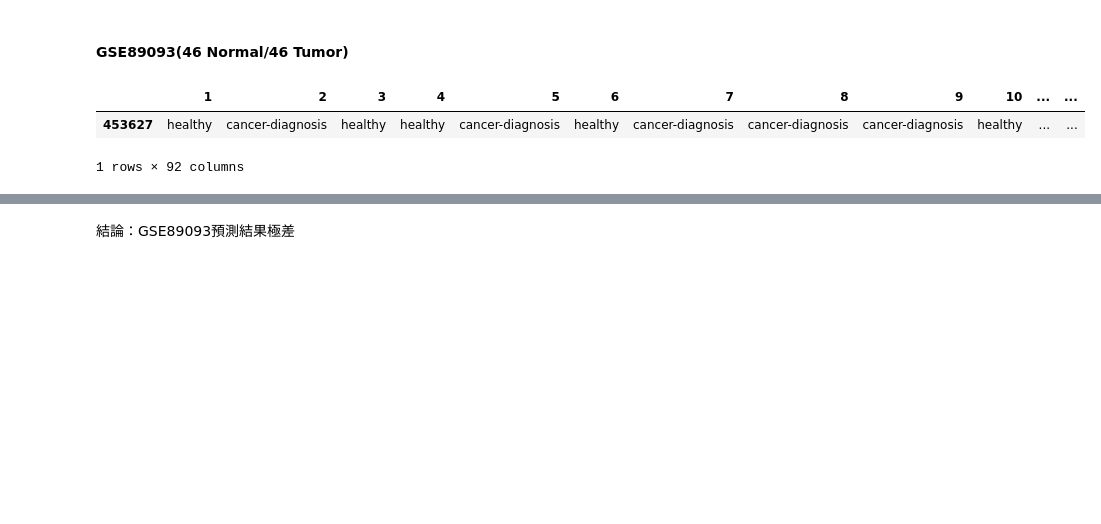
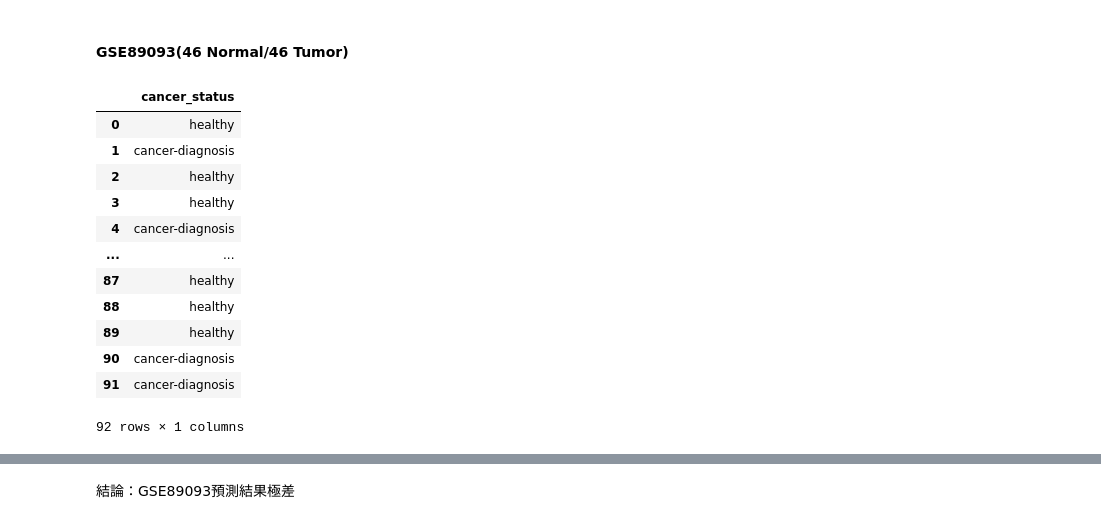
Before and after one commit to BioTechCo/main_project, a Jupyter notebook: liquid_predict/tissue_biomarker.ipynb, the cells around one changed output, grey strips where cells are left out. Drawn from its saved outputs; the diff is of its cells as text; code cells hidden in the pictures; blank space fills up the shorter version.

```diff
--- a/liquid_predict/tissue_biomarker.ipynb
+++ b/liquid_predict/tissue_biomarker.ipynb
@@ -3,16 +3,27 @@
 # %%
 import pandas as pd
 liquid=pd.read_csv("../../乳癌液態/GSE89093/GSE89093_all_beta_normalized.csv")
-liquid_label= liquid[liquid['0'].isin(['dummy'])].iloc[:,1::]
+liquid_label= pd.read_csv("../../乳癌液態/GSE89093/GSE89093_phenotype.csv")
+liquid_label=pd.DataFrame(liquid_label["cancer_status"])
 method_gene=pd.DataFrame(columns=['ID','Cluster'])
 method_gene['ID']=['cg27494647','cg07445246','cg24848035','cg07792478','cg14502484','cg17152757','cg04574090','cg14231297','cg20388732']
 method_gene['Cluster']=[1,1,1,1,2,3,3,4,4]
-liquid= liquid[liquid['0'].isin(method_gene['ID'])]
+liquid= liquid[liquid['ID_REF'].isin(method_gene['ID'])]
 liquid_label
 # %% [output]
-|  | 1 | 2 | 3 | 4 | 5 | 6 | 7 | 8 | 9 | 10 | ... | ... |
-| 453627 | healthy | cancer-diagnosis | healthy | healthy | cancer-diagnosis | healthy | cancer-diagnosis | cancer-diagnosis | cancer-diagnosis | healthy | ... | ... |
+|  | cancer_status |
+| 0 | healthy |
+| 1 | cancer-diagnosis |
+| 2 | healthy |
+| 3 | healthy |
+| 4 | cancer-diagnosis |
+| ... | ... |
+| 87 | healthy |
+| 88 | healthy |
+| 89 | healthy |
+| 90 | cancer-diagnosis |
+| 91 | cancer-diagnosis |
-1 rows × 92 columns
+92 rows × 1 columns
 # %%
 X_train = liquid.iloc[:, 1::]
 x = [X_train.iloc[:, i].values.flatten().tolist() for i in range(92)]
```
Also changed, not shown: parts of 16 cells of this notebook.
